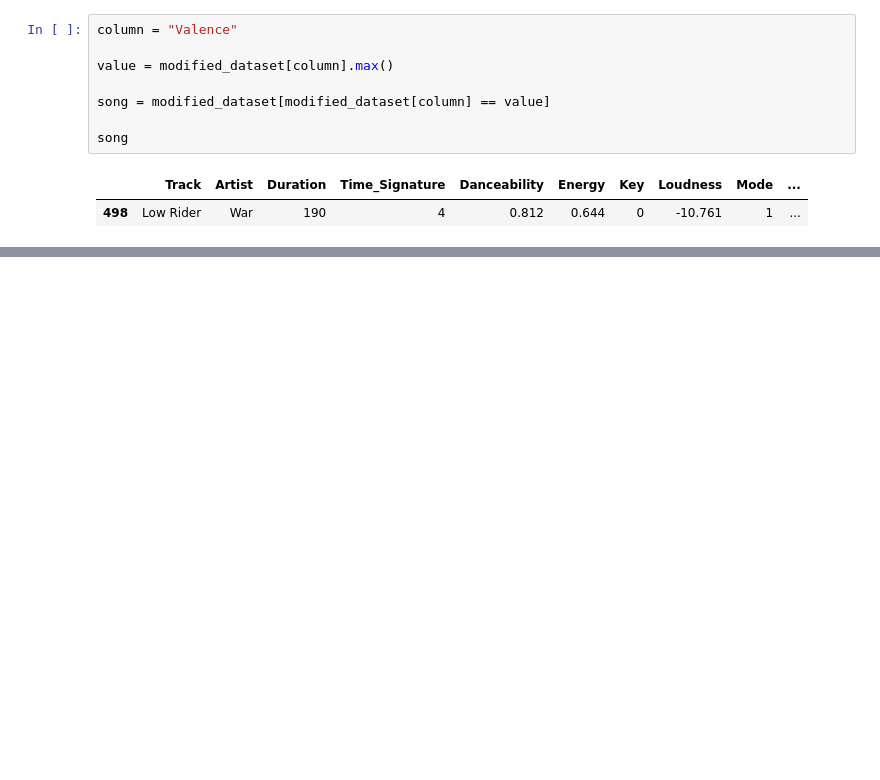
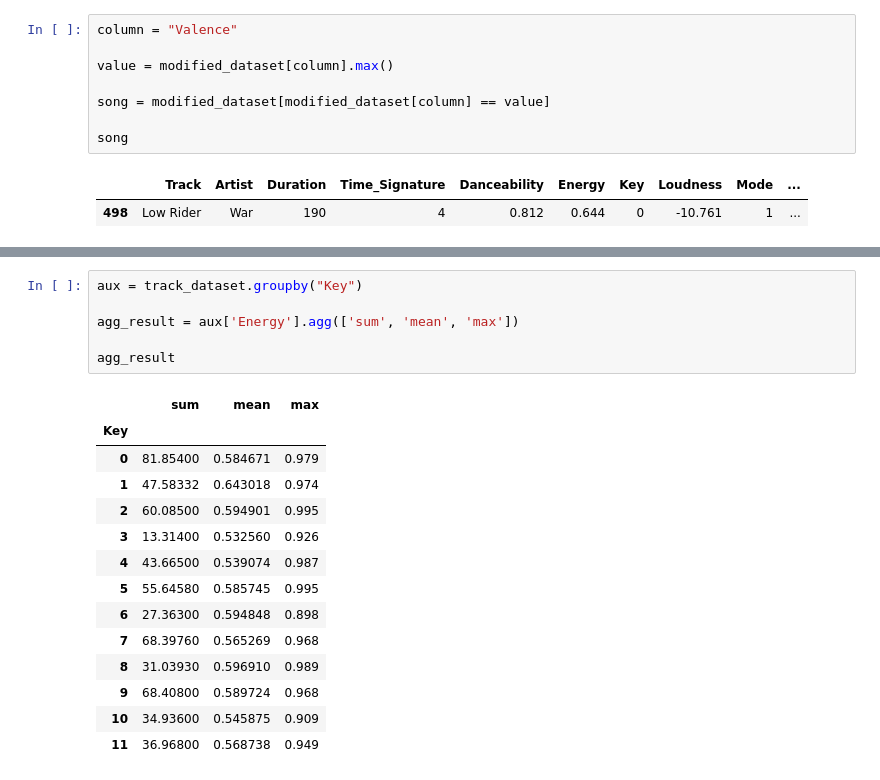
Before and after one commit to iroumec/TPE-FCD, a Jupyter notebook: Notebook.ipynb, the cells around one changed output, grey strips where cells are left out. Saved outputs shown, nothing was run; the diff lists cells and outputs as text; blank space fills up the shorter version.

```diff
--- a/Notebook.ipynb
+++ b/Notebook.ipynb
@@ -432,0 +603,21 @@ songs
+# %%
+aux = track_dataset.groupby("Key")
+
+agg_result = aux['Energy'].agg(['sum', 'mean', 'max'])
+
+agg_result
+# %% [output]
+|  | sum | mean | max |
+| Key |  |  |  |
+| 0 | 81.85400 | 0.584671 | 0.979 |
+| 1 | 47.58332 | 0.643018 | 0.974 |
+| 2 | 60.08500 | 0.594901 | 0.995 |
+| 3 | 13.31400 | 0.532560 | 0.926 |
+| 4 | 43.66500 | 0.539074 | 0.987 |
+| 5 | 55.64580 | 0.585745 | 0.995 |
+| 6 | 27.36300 | 0.594848 | 0.898 |
+| 7 | 68.39760 | 0.565269 | 0.968 |
+| 8 | 31.03930 | 0.596910 | 0.989 |
+| 9 | 68.40800 | 0.589724 | 0.968 |
+| 10 | 34.93600 | 0.545875 | 0.909 |
+| 11 | 36.96800 | 0.568738 | 0.949 |
```
Also changed, not shown: parts of 15 cells of this notebook, 1 other file.
